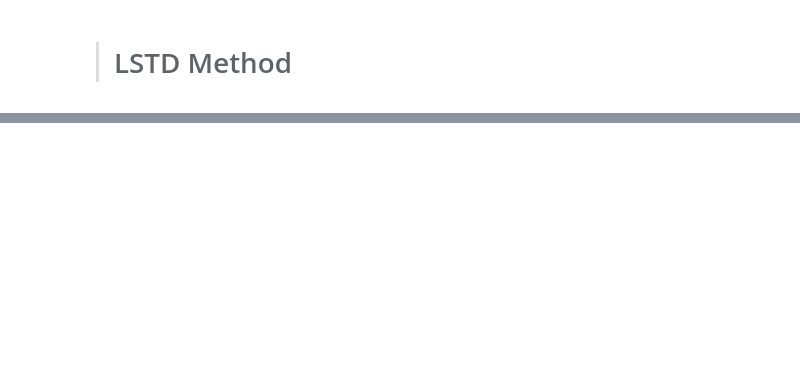
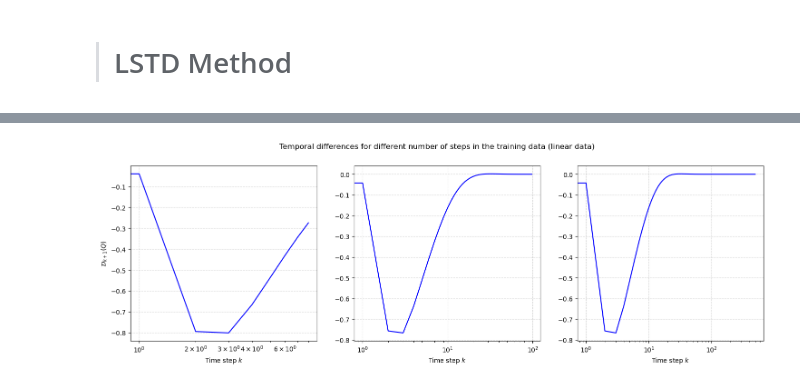
Before and after one commit to TheoHanon/Stochastic-Optimal-Control, a Jupyter notebook: Part III/partIII.ipynb, the cells around one changed output, grey strips where cells are left out. Saved outputs shown, nothing was run; the diff lists cells and outputs as text; code cells hidden in the pictures; blank space fills up the shorter version.

```diff
--- a/Part III/partIII.ipynb
+++ b/Part III/partIII.ipynb
@@ -280,0 +216,32 @@ Costs LQR: 1.6672594432027763
+# %%
+n_steps_arr = [10, 100, 500]
+x0 = [0, 2, 2, 2, 5]
+temporal_differences = []
+
+for i, n_step in enumerate(n_steps_arr):
+    data_linear = simulate_linear_model(x0, LQR_policy, n_step, with_noise=False)
+    theta_lstd_lin = perform_lstd(LQR_policy, cost, generate_psi_quadratic, W, data=data_linear, d=27)
+    Q_lstd = lambda x, u, theta : generate_psi_quadratic(x, u) @ theta
+
+    td = np.zeros(n_step-1)
+    for j in range(n_step-1):
+        x = data_linear[0][:, j]
+        u = data_linear[1][:, j]
+        x_next = data_linear[0][:, j+1]
+
+        td[j] = cost(x, u) + Q_lstd(x_next, LQR_policy(x_next), theta_lstd_lin) - Q_lstd(x, u[0], theta_lstd_lin)
+    temporal_differences.append(td)
+
+# subplot de 1x3
+fig, axs = plt.subplots(1, 3, figsize=(18, 5))
+
+for i in range(len(n_steps_arr)):
+    axs[i].semilogx(temporal_differences[i], color='b', label='n_step = ' + str(n_steps_arr[i]))
+    axs[i].set_xlabel('Time step $k$')
+    if i ==0:
+        axs[i].set_ylabel('$\\mathcal{D}_{k+1}(Q)$')
+    axs[i].grid(linestyle='--', alpha = 0.5)
+fig.suptitle('Temporal differences for different number of steps in the training data (linear data)')
+plt.show()
+# %% [output]
+[figure, added]
```
Also changed, not shown: parts of 31 cells of this notebook, 2 other files.
